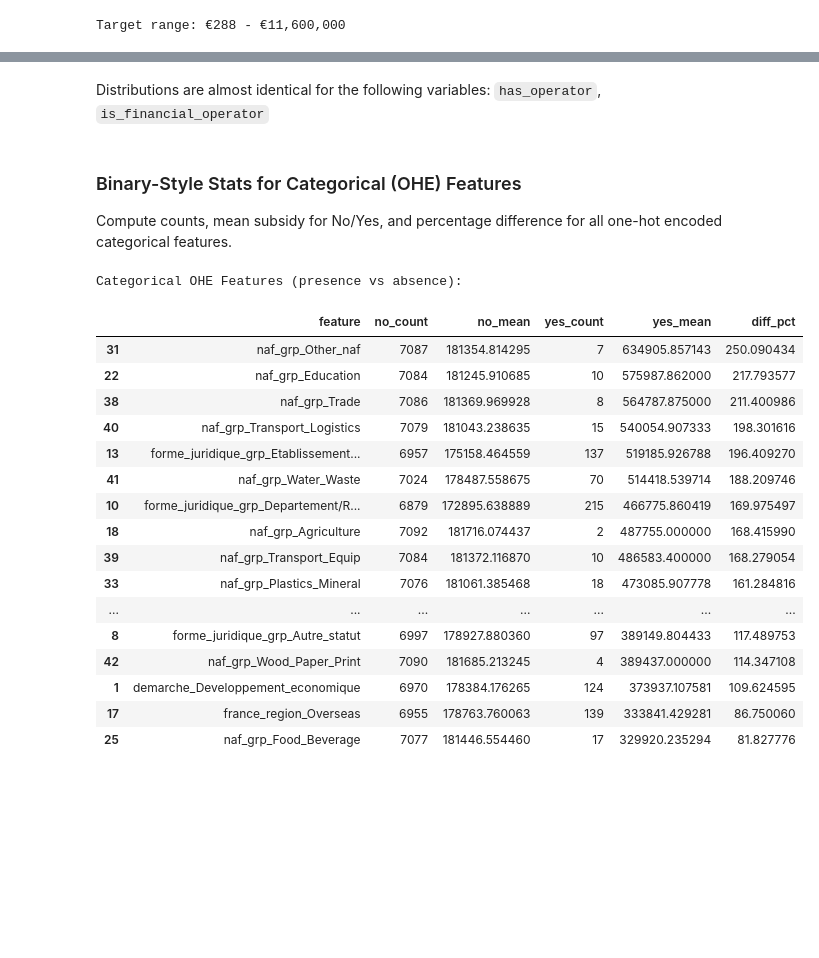
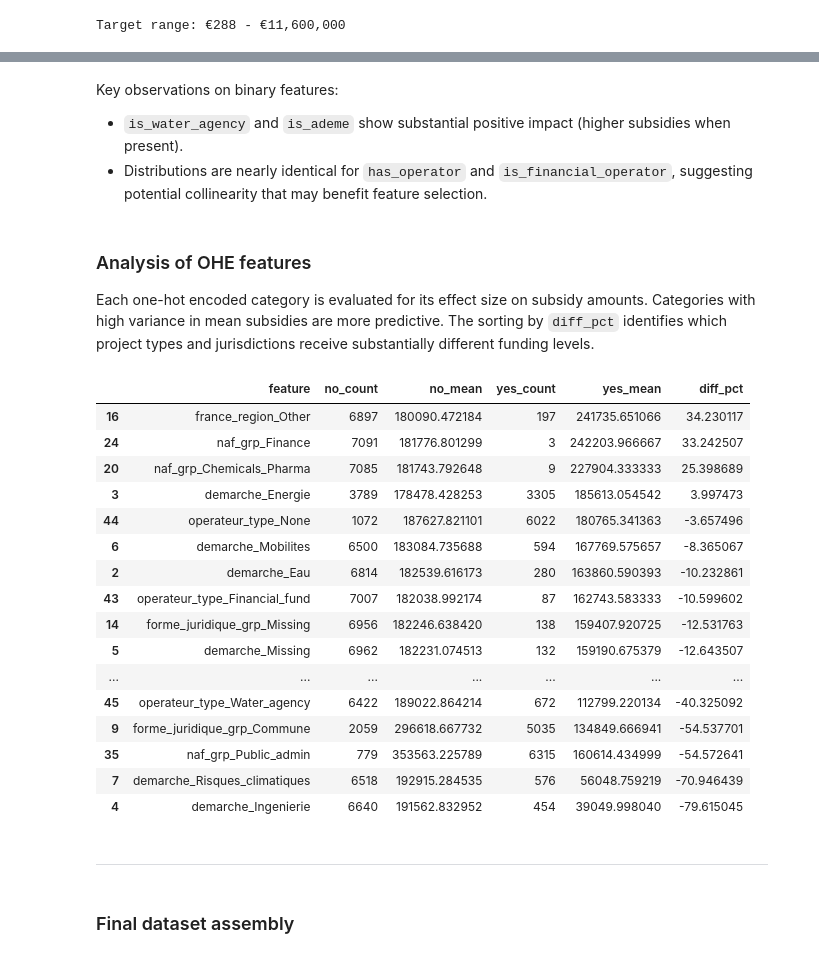
Before and after one commit to sofiasedlova/decision-tree-challenge, a Jupyter notebook: data_exploration.ipynb, the cells around one changed output, grey strips where cells are left out. Drawn from its saved outputs; the diff is of its cells as text; code cells hidden in the pictures; blank space fills up the shorter version.

```diff
--- a/data_exploration.ipynb
+++ b/data_exploration.ipynb
@@ -1358,15 +1312,13 @@ Comment on the numeric variables
 # %%
-# Simple binary feature check (beginner style)
+# Simple binary feature check
 binary_features = [
     'is_age_error', 'is_false_info', 'is_metropolitan', 'is_overseas',
     'has_operator', 'is_water_agency', 'is_ademe', 'is_financial_operator'
 ]
 
-# Keep only columns that are present
 binary_features = [f for f in binary_features if f in X_viz.columns]
 
-print("\nBinary Feature Statistics (means):")
-stats = []  # collect for plotting later
+rows = []
 for feature in binary_features:
     no_mask = X_viz[feature] == 0
     yes_mask = X_viz[feature] == 1
@@ -1378,18 +1330,16 @@ for feature in binary_features:
     diff = mean_1 - mean_0
     pct_diff = (diff / mean_0 * 100) if mean_0 != 0 else 0
 
-    print(f"  {feature:25s}: No={count_0:4d} (€{mean_0:8,.0f}), Yes={count_1:4d} (€{mean_1:8,.0f}), Diff={pct_diff:+6.1f}%")
-    stats.append((feature, mean_0, mean_1, pct_diff))
+    rows.append({
+        'feature': feature,
+        'no_count': int(count_0),
+        'no_mean': float(mean_0),
+        'yes_count': int(count_1),
+        'yes_mean': float(mean_1),
+        'diff_pct': pct_diff
+    })
 
-# Quick bar chart of percent difference (Yes vs No)
-features = [row[0] for row in stats]
-pct_diffs = [row[3] for row in stats]
+binary_stats = pd.DataFrame(rows).sort_values(by='diff_pct', ascending=False)
 
-plt.figure(figsize=(8, 4))
-plt.barh(features, pct_diffs, color='cornflowerblue')
-plt.axvline(0, color='gray', linestyle='--', linewidth=1)
-plt.xlabel('Percent difference (Yes vs No)')
-plt.title('Binary features: effect on montant_engage')
-plt.tight_layout()
-plt.show()
+display(binary_stats)
 # %% [output]
@@ -1406,11 +1355,12 @@ Binary Feature Statistics (means):
 # %% [markdown]
-Distributions are almost identical for the following variables: `has_operator`, `is_financial_operator`
+Key observations on binary features:
+- `is_water_agency` and `is_ademe` show substantial positive impact (higher subsidies when present).
+- Distributions are nearly identical for `has_operator` and `is_financial_operator`, suggesting potential collinearity that may benefit feature selection.
 # %% [markdown]
-### Binary-Style Stats for Categorical (OHE) Features
+### Analysis of OHE features
 
-Compute counts, mean subsidy for No/Yes, and percentage difference for all one-hot encoded categorical features.
+Each one-hot encoded category is evaluated for its effect size on subsidy amounts. Categories with high variance in mean subsidies are more predictive. The sorting by `diff_pct` identifies which project types and jurisdictions receive substantially different funding levels.
 # %%
-# Beginner-style: counts and mean target for each one-hot column (Yes vs No)
 X_cat = df_encoded.drop(columns=['montant_engage'])
 y_cat = df_encoded['montant_engage']
 
@@ -1428,50 +1378,52 @@ for name in X_cat.columns:
             break
 
 rows = []
-print("Categorical OHE Features (presence vs absence):")
 for col in sorted(cat_ohe_cols):
     if col in binary_features_done:
         continue
     # keep only binary columns
     unique_vals = set(X_cat[col].unique())
     if not unique_vals.issubset({0, 1}):
         continue
     no_mask = X_cat[col] == 0
     yes_mask = X_cat[col] == 1
     n_no = int(no_mask.sum())
     n_yes = int(yes_mask.sum())
     mean_no = float(y_cat[no_mask].mean())
     mean_yes = float(y_cat[yes_mask].mean())
     diff = mean_yes - mean_no
     pct_diff = (diff / mean_no * 100) if mean_no != 0 else np.nan
     rows.append({
         'feature': col,
         'no_count': n_no,
         'no_mean': mean_no,
         'yes_count': n_yes,
         'yes_mean': mean_yes,
         'diff_pct': pct_diff
     })
 
 cat_ohe_stats = pd.DataFrame(rows).sort_values(by='diff_pct', ascending=False)
 
-display(cat_ohe_stats.head(20))
+display(cat_ohe_stats.tail(20))
 # %% [output]
-Categorical OHE Features (presence vs absence):
 |  | feature | no_count | no_mean | yes_count | yes_mean | diff_pct |
-| 31 | naf_grp_Other_naf | 7087 | 181354.814295 | 7 | 634905.857143 | 250.090434 |
-| 22 | naf_grp_Education | 7084 | 181245.910685 | 10 | 575987.862000 | 217.793577 |
-| 38 | naf_grp_Trade | 7086 | 181369.969928 | 8 | 564787.875000 | 211.400986 |
-| 40 | naf_grp_Transport_Logistics | 7079 | 181043.238635 | 15 | 540054.907333 | 198.301616 |
-| 13 | forme_juridique_grp_Etablissement... | 6957 | 175158.464559 | 137 | 519185.926788 | 196.409270 |
-| 41 | naf_grp_Water_Waste | 7024 | 178487.558675 | 70 | 514418.539714 | 188.209746 |
-| 10 | forme_juridique_grp_Departement/R... | 6879 | 172895.638889 | 215 | 466775.860419 | 169.975497 |
-| 18 | naf_grp_Agriculture | 7092 | 181716.074437 | 2 | 487755.000000 | 168.415990 |
-| 39 | naf_grp_Transport_Equip | 7084 | 181372.116870 | 10 | 486583.400000 | 168.279054 |
-| 33 | naf_grp_Plastics_Mineral | 7076 | 181061.385468 | 18 | 473085.907778 | 161.284816 |
+| 16 | france_region_Other | 6897 | 180090.472184 | 197 | 241735.651066 | 34.230117 |
+| 24 | naf_grp_Finance | 7091 | 181776.801299 | 3 | 242203.966667 | 33.242507 |
+| 20 | naf_grp_Chemicals_Pharma | 7085 | 181743.792648 | 9 | 227904.333333 | 25.398689 |
+| 3 | demarche_Energie | 3789 | 178478.428253 | 3305 | 185613.054542 | 3.997473 |
+| 44 | operateur_type_None | 1072 | 187627.821101 | 6022 | 180765.341363 | -3.657496 |
+| 6 | demarche_Mobilites | 6500 | 183084.735688 | 594 | 167769.575657 | -8.365067 |
+| 2 | demarche_Eau | 6814 | 182539.616173 | 280 | 163860.590393 | -10.232861 |
+| 43 | operateur_type_Financial_fund | 7007 | 182038.992174 | 87 | 162743.583333 | -10.599602 |
+| 14 | forme_juridique_grp_Missing | 6956 | 182246.638420 | 138 | 159407.920725 | -12.531763 |
+| 5 | demarche_Missing | 6962 | 182231.074513 | 132 | 159190.675379 | -12.643507 |
 | ... | ... | ... | ... | ... | ... | ... |
-| 8 | forme_juridique_grp_Autre_statut | 6997 | 178927.880360 | 97 | 389149.804433 | 117.489753 |
-| 42 | naf_grp_Wood_Paper_Print | 7090 | 181685.213245 | 4 | 389437.000000 | 114.347108 |
-| 1 | demarche_Developpement_economique | 6970 | 178384.176265 | 124 | 373937.107581 | 109.624595 |
-| 17 | france_region_Overseas | 6955 | 178763.760063 | 139 | 333841.429281 | 86.750060 |
-| 25 | naf_grp_Food_Beverage | 7077 | 181446.554460 | 17 | 329920.235294 | 81.827776 |
+| 45 | operateur_type_Water_agency | 6422 | 189022.864214 | 672 | 112799.220134 | -40.325092 |
+| 9 | forme_juridique_grp_Commune | 2059 | 296618.667732 | 5035 | 134849.666941 | -54.537701 |
+| 35 | naf_grp_Public_admin | 779 | 353563.225789 | 6315 | 160614.434999 | -54.572641 |
+| 7 | demarche_Risques_climatiques | 6518 | 192915.284535 | 576 | 56048.759219 | -70.946439 |
+| 4 | demarche_Ingenierie | 6640 | 191562.832952 | 454 | 39049.998040 | -79.615045 |
+# %% [markdown]
+---
+# %% [markdown]
+### Final dataset assembly
```
Also changed, not shown: parts of 18 cells of this notebook, 1 other file.
